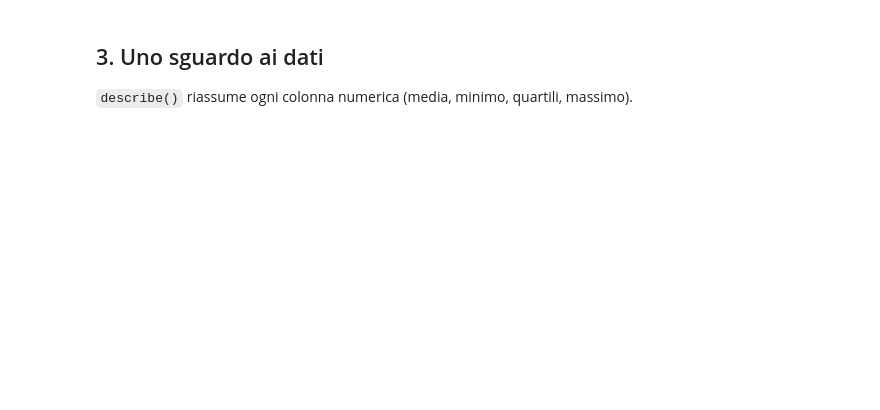
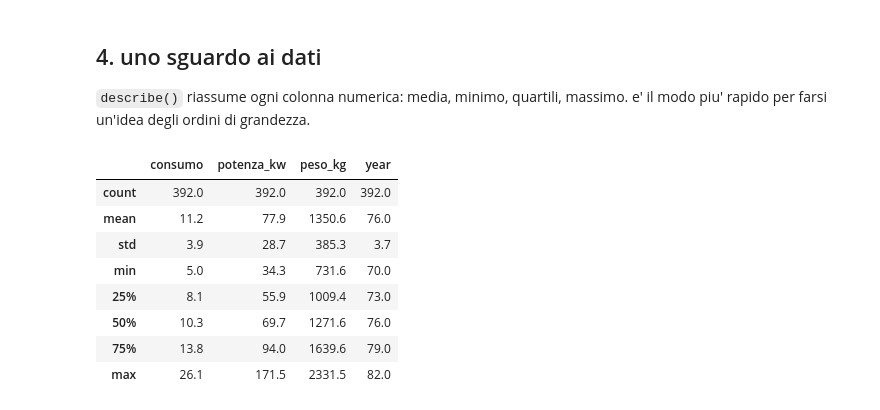
Before and after one commit to battles5/conad-statistical-learning, a Jupyter notebook: notebooks/NB0_setup.ipynb, the cells around one changed output. Saved outputs shown, nothing was run; the diff lists cells and outputs as text; code cells hidden in the pictures; blank space fills up the shorter version.

```diff
--- a/notebooks/NB0_setup.ipynb
+++ b/notebooks/NB0_setup.ipynb
@@ -39,7 +75,17 @@ print("righe utilizzabili:", len(auto))
 # %% [markdown]
-## 3. Uno sguardo ai dati
+## 4. uno sguardo ai dati
 
-`describe()` riassume ogni colonna numerica (media, minimo, quartili, massimo).
+`describe()` riassume ogni colonna numerica: media, minimo, quartili, massimo. e' il modo piu' rapido per farsi un'idea degli ordini di grandezza.
 # %%
-auto[["mpg", "horsepower", "weight", "year"]].describe().round(1)
+auto[["consumo", "potenza_kw", "peso_kg", "year"]].describe().round(1)
+# %% [output]
+|  | consumo | potenza_kw | peso_kg | year |
+| count | 392.0 | 392.0 | 392.0 | 392.0 |
+| mean | 11.2 | 77.9 | 1350.6 | 76.0 |
+| std | 3.9 | 28.7 | 385.3 | 3.7 |
+| min | 5.0 | 34.3 | 731.6 | 70.0 |
+| 25% | 8.1 | 55.9 | 1009.4 | 73.0 |
+| 50% | 10.3 | 69.7 | 1271.6 | 76.0 |
+| 75% | 13.8 | 94.0 | 1639.6 | 79.0 |
+| max | 26.1 | 171.5 | 2331.5 | 82.0 |
 # %% [markdown]
```
Also changed, not shown: parts of 18 cells of this notebook, 12 other files.
